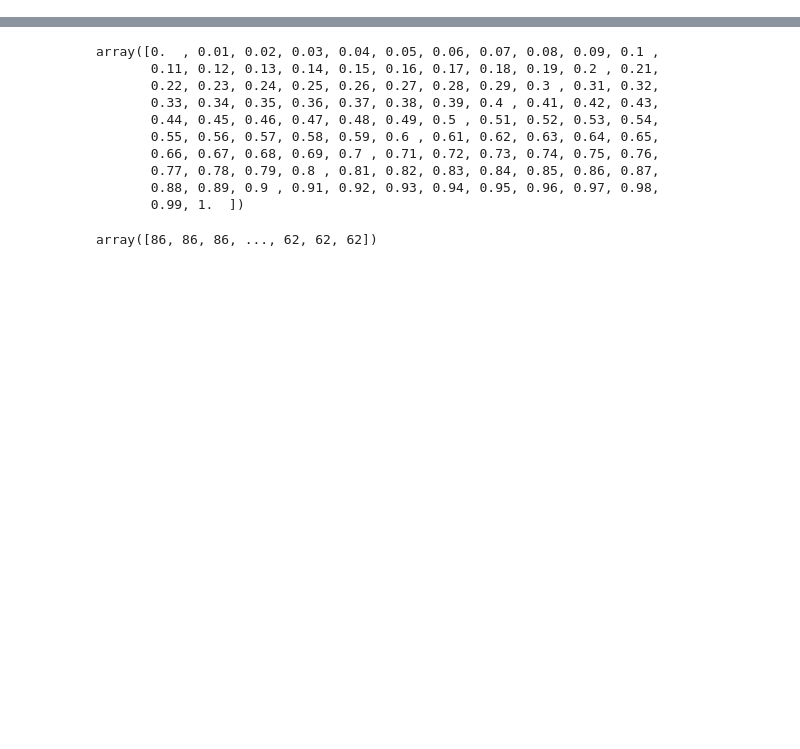
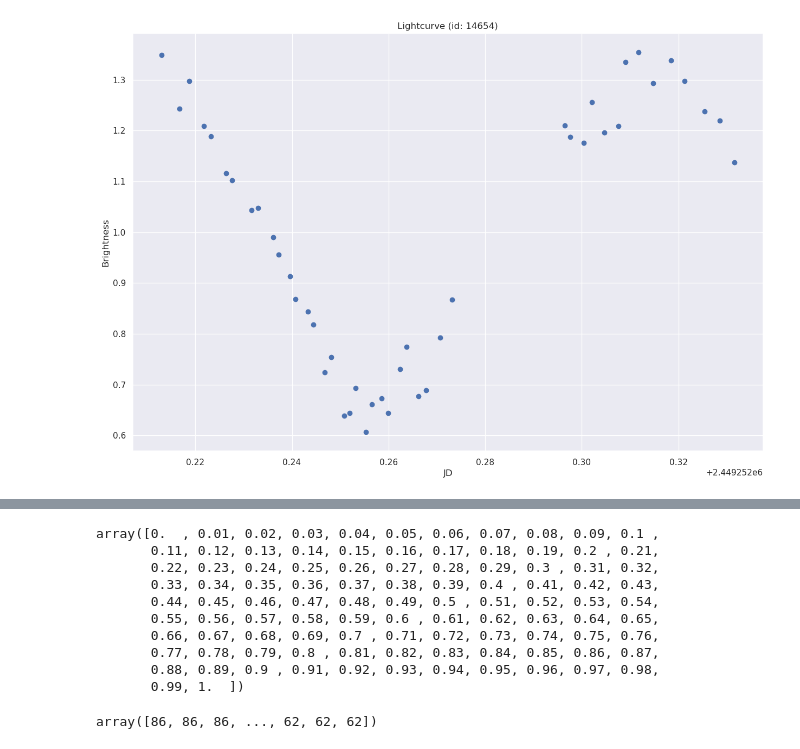
Before and after one commit to Vosloo/asteroid-lightcurves, a Jupyter notebook: EDA.ipynb, the cells around one changed output, grey strips where cells are left out. Cells and saved outputs as stored; diff of their text form; code cells hidden in the pictures; blank space fills up the shorter version.

```diff
--- a/EDA.ipynb
+++ b/EDA.ipynb
@@ -54 +69,5 @@ LightCurve(id=15, scale=0, points=[Point(time=datetime.datetime(1968, 3, 13, 21,
+# %%
+lc.plot()
+# %% [output]
+[figure, added]
 # %%
```
Also changed, not shown: parts of 10 cells of this notebook, 4 other files.
